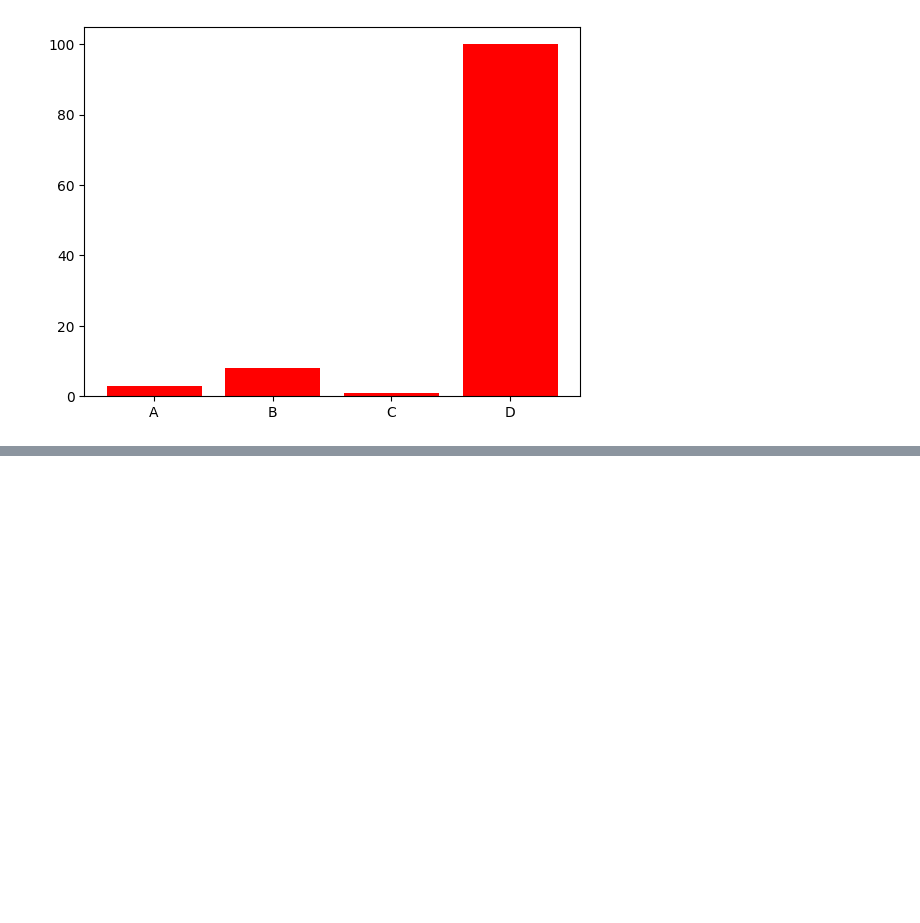
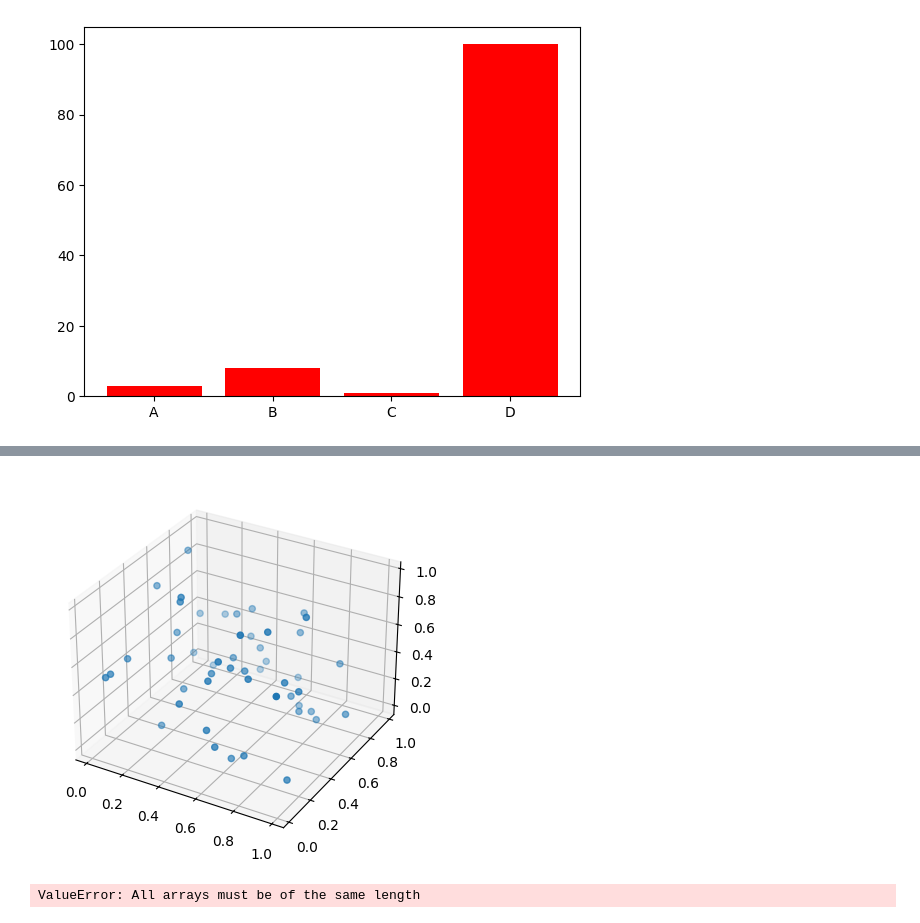
Before and after one commit to KISMAT1234/python, a Jupyter notebook: matplotlib/index.ipynb, the cells around one changed output, grey strips where cells are left out. Drawn from its saved outputs; the diff is of its cells as text; code cells hidden in the pictures; blank space fills up the shorter version.

```diff
--- a/matplotlib/index.ipynb
+++ b/matplotlib/index.ipynb
@@ -24,0 +37,25 @@ plt.show()
+# %%
+x = np.random.rand(50)
+y = np.random.rand(50)
+z = np.random.rand(50)
+
+flag = plt.figure()
+ax = flag.add_subplot(projection = '3d')
+ax.scatter(x,y,z)
+plt.show()
+# %% [output]
+[figure, added]
+# %%
+data = {
+    "Height": [150,160,170,180,190,175,165,155],
+    "Weight":[50,60,65,80,90,75,62,55],
+    "Age":[80,650,60]
+}
+
+df = pd.DataFrame(data)
+print(df,'convert to data frameeee')
+plt.figure(figsize=(8,6))
+plt.scatter(df['Height'], df['Weight'], df['Age'], color= 'blue')
+plt.show()
+# %% [output]
+ValueError: All arrays must be of the same length
```
Also changed, not shown: parts of 5 cells of this notebook.
